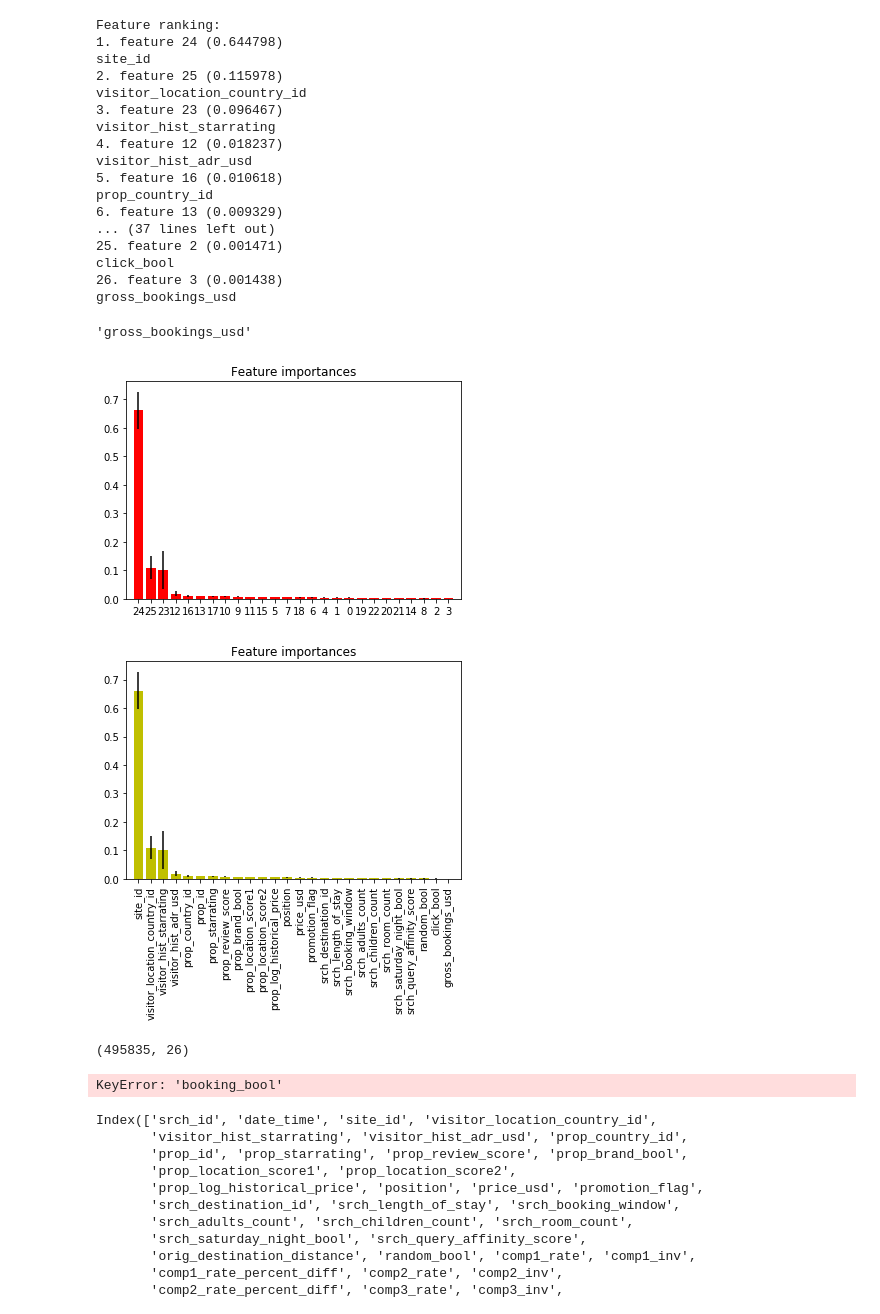
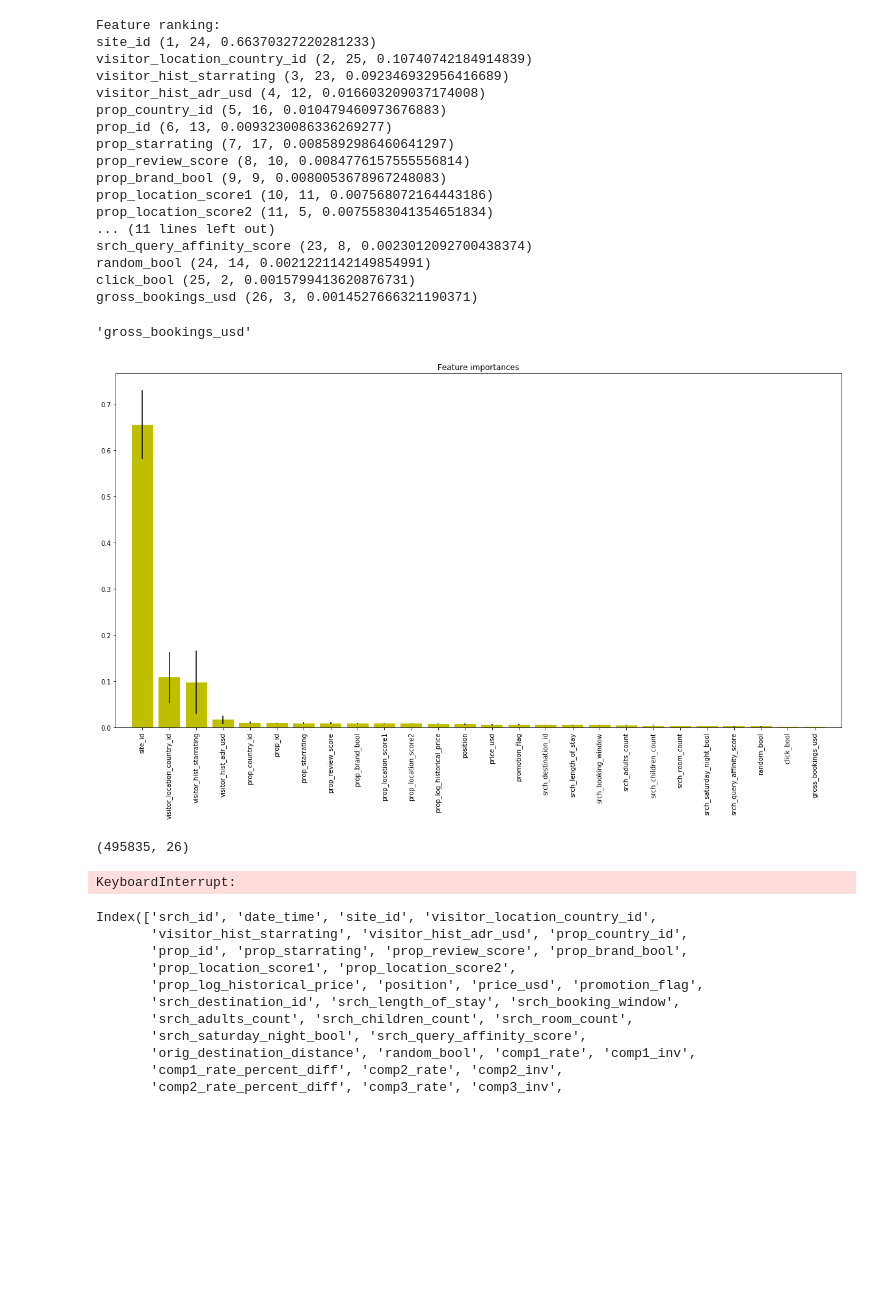
Before and after one commit to hannaheyer/Dmt, a Jupyter notebook: Prac2/Extra Trees.ipynb, the cells around one changed output. Drawn from its saved outputs; the diff is of its cells as text; code cells hidden in the pictures; blank space fills up the shorter version.

```diff
--- a/Prac2/Extra Trees.ipynb
+++ b/Prac2/Extra Trees.ipynb
@@ -75,9 +68,11 @@ ValueError: labels ['srch_id' 'booking_bool' 'date_time' 'orig_destination_dista
 #scores = cross_val_score(clf, X, Y)
 # %%
 #k,k let's try this
+#tree that we will use
 import numpy as np
 
-forest = ExtraTreesClassifier(n_estimators=250, random_state=0)
+#forest = ExtraTreesClassifier(n_estimators=250, random_state=0)
+forest = ExtraTreesClassifier(n_estimators=64, max_depth=None,min_samples_split=2)
 forest.fit(X, Y)
 importances = forest.feature_importances_
 std = np.std([tree.feature_importances_ for tree in forest.estimators_], axis=0)
@@ -90,26 +85,27 @@ l=X.columns
 print("Feature ranking:")
 
 for f in range(X.shape[1]):
-    print("%d. feature %d (%f)" % (f + 1, indices[f], importances[indices[f]]))
-    print(l[f])
+    print(l[f] , (f + 1, indices[f], importances[indices[f]]))
+
+#so in (importance rank, feature indice, importance score(gonna better formulate this one))
 # %% [output]
 Feature ranking:
-1. feature 24 (0.644798)
-site_id
-2. feature 25 (0.115978)
-visitor_location_country_id
-3. feature 23 (0.096467)
-visitor_hist_starrating
-4. feature 12 (0.018237)
-visitor_hist_adr_usd
-5. feature 16 (0.010618)
-prop_country_id
-6. feature 13 (0.009329)
-... (37 lines left out)
-25. feature 2 (0.001471)
-click_bool
-26. feature 3 (0.001438)
-gross_bookings_usd
+site_id (1, 24, 0.66370327220281233)
+visitor_location_country_id (2, 25, 0.10740742184914839)
+visitor_hist_starrating (3, 23, 0.092346932956416689)
+visitor_hist_adr_usd (4, 12, 0.016603209037174008)
+prop_country_id (5, 16, 0.010479460973676883)
+prop_id (6, 13, 0.0093230086336269277)
+prop_starrating (7, 17, 0.0085892986460641297)
+prop_review_score (8, 10, 0.0084776157555556814)
+prop_brand_bool (9, 9, 0.0080053678967248083)
+prop_location_score1 (10, 11, 0.007568072164443186)
+prop_location_score2 (11, 5, 0.0075583041354651834)
+... (11 lines left out)
+srch_query_affinity_score (23, 8, 0.0023012092700438374)
+random_bool (24, 14, 0.0021221142149854991)
+click_bool (25, 2, 0.0015799413620876731)
+gross_bookings_usd (26, 3, 0.0014527666321190371)
 # %%
 #getting comfy with columns and stuff
 l=X.columns
@@ -122,33 +118,22 @@ for f in range(X.shape[1]):
 # %% [output]
 'gross_bookings_usd'
 # %%
-#featurenumbergraph
+#tree ploting with this
+
 import matplotlib.pyplot as plt
+#feature_names = x_dummies.columns
+feature_names=X.columns
 
-plt.figure()
+plt.figure(figsize=(20,10))
 plt.title("Feature importances")
 plt.bar(range(X.shape[1]), importances[indices],
-       color="r", yerr=std[indices], align="center")
-plt.xticks(range(X.shape[1]), indices)
+       color="y", yerr=std[indices], align="center")
+plt.xticks(range(X.shape[1]), feature_names)
+plt.xticks(rotation=90)
 plt.xlim([-1, X.shape[1]])
 plt.show()
 # %% [output]
-[figure, old version]
+[figure, new version]
-# %%
-#take 2
-#feature_names = x_dummies.columns
-feature_names=X.columns
-
-plt.figure()
-plt.title("Feature importances")
-plt.bar(range(X.shape[1]), importances[indices],
-       color="y", yerr=std[indices], align="center")
-plt.xticks(range(X.shape[1]), feature_names)
-plt.xticks(rotation=90)
-plt.xlim([-1, X.shape[1]])
-plt.show()
-# %% [output]
-[figure, removed]
 # %%
 X.shape
 # %% [output]
@@ -183,7 +168,7 @@ for f in range(X.shape[1]):
     print("%d. feature %d (%f)" % (f + 1, indices[f], importances[indices[f]]))
     print(l[f])
 # %% [output]
-KeyError: 'booking_bool'
+KeyboardInterrupt:
 # %%
 #aimin a little high now:
 training= pd.read_csv('C:/Users/roger/Documents/DMT/2/training_set_VU_DM_2014.csv')
```
Also changed, not shown: parts of 4 cells of this notebook, 1 other file.
